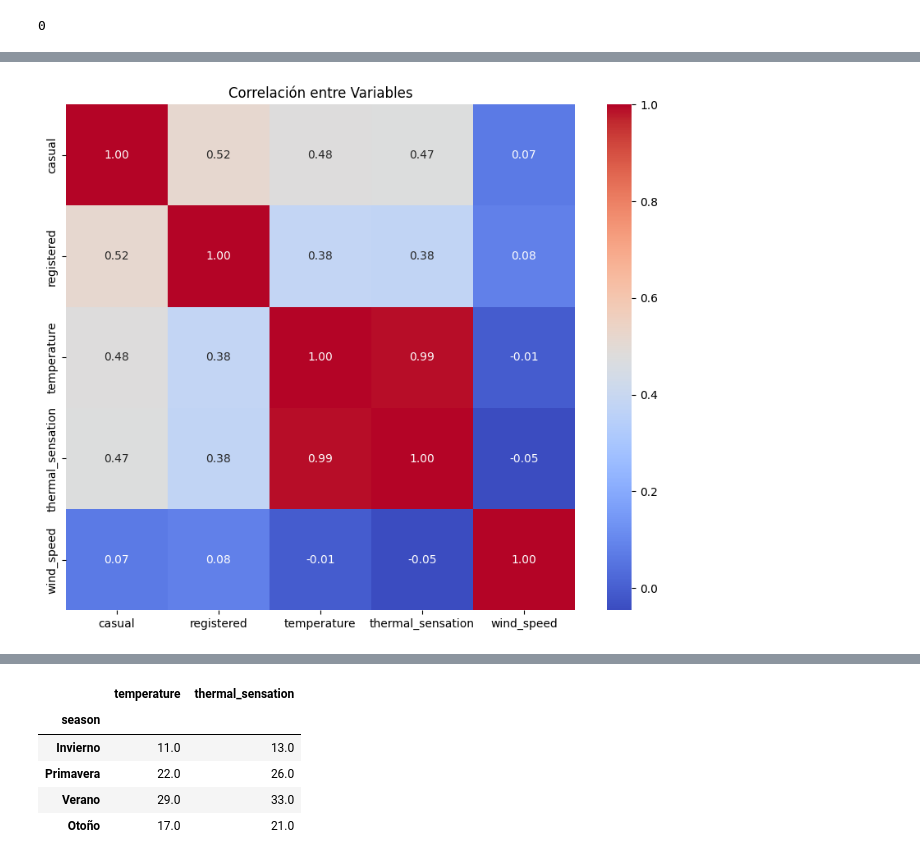
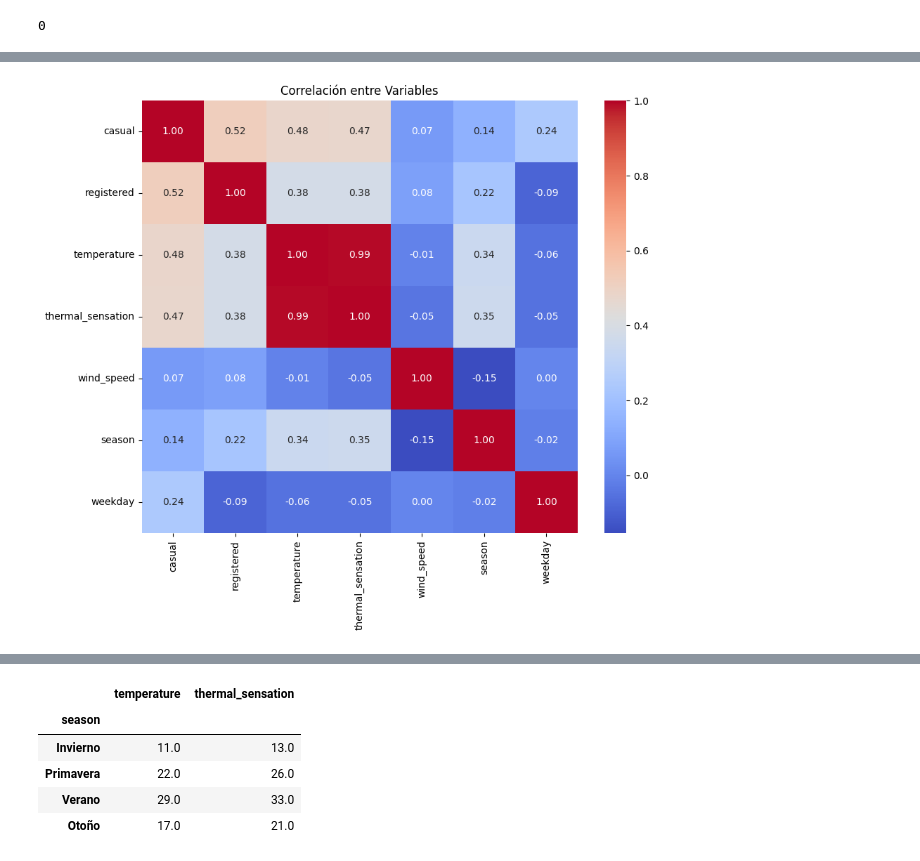
Before and after one commit to solfontan/Capital_Bikeshare_EDA, a Jupyter notebook: src/EDA.ipynb, the cells around one changed output, grey strips where cells are left out. Cells and saved outputs as stored; diff of their text form; code cells hidden in the pictures.

```diff
--- a/src/EDA.ipynb
+++ b/src/EDA.ipynb
@@ -286,9 +319,10 @@ grafico_bivariante(df=df2011,x='weekday',y='registered',forma='hex', title='Regi
 # %%
 # Mapa de calor (correlación)
-correlation_matrix = df2011[['casual','registered', 'temperature', 'thermal_sensation', 'wind_speed']].corr(method='pearson')
+correlation_matrix = df2011[['casual','registered', 'temperature', 'thermal_sensation', 'wind_speed', 'season', 'weekday']].corr(method='pearson')
+
 plt.figure(figsize=(10, 8))
 sns.heatmap(correlation_matrix, annot=True, cmap='coolwarm', fmt=".2f")
 plt.title('Correlación entre Variables')
 plt.show()
 # %% [output]
-[figure, old version]
+[figure, new version]
```
Also changed, not shown: parts of 80 cells of this notebook, 5 other files.
